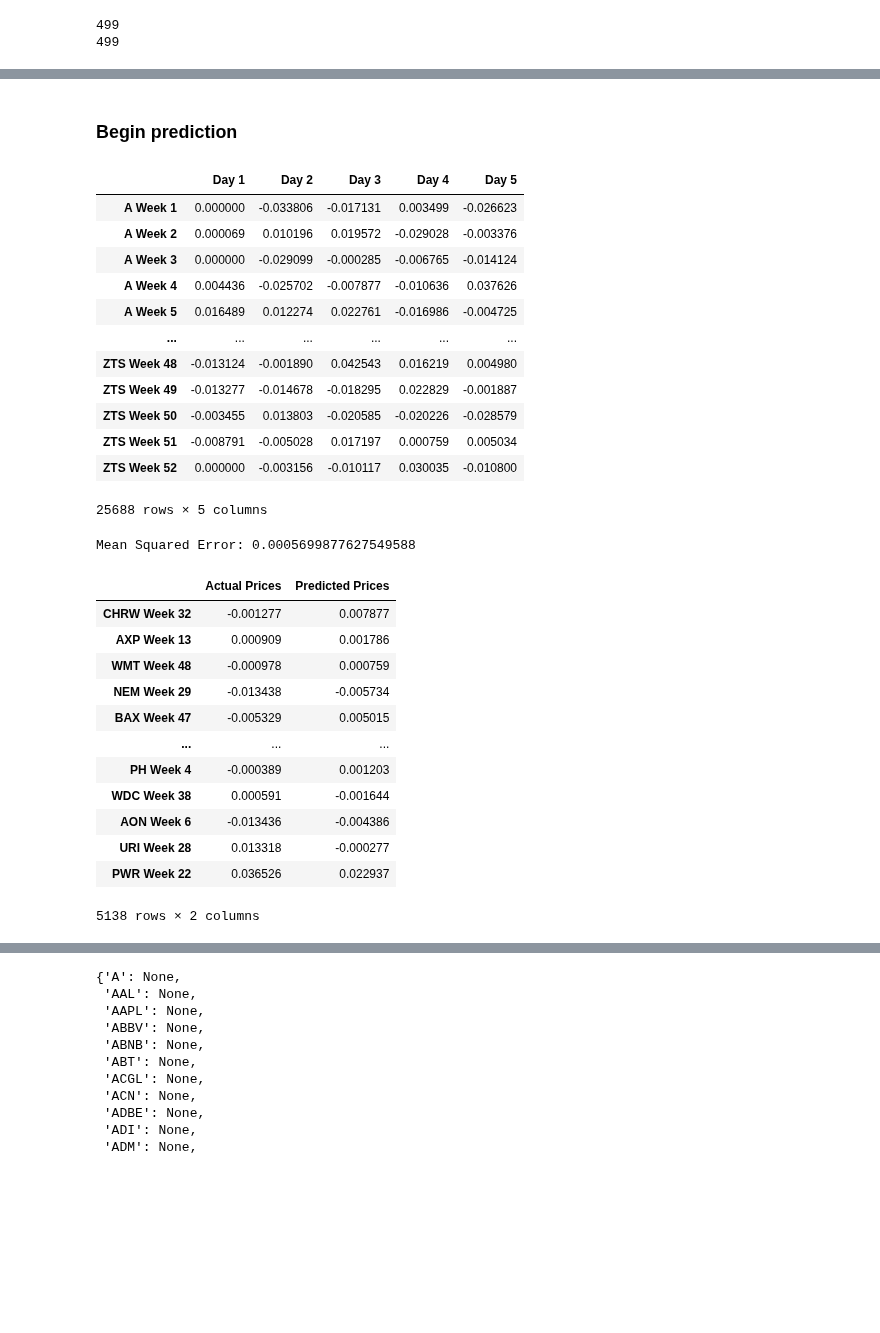
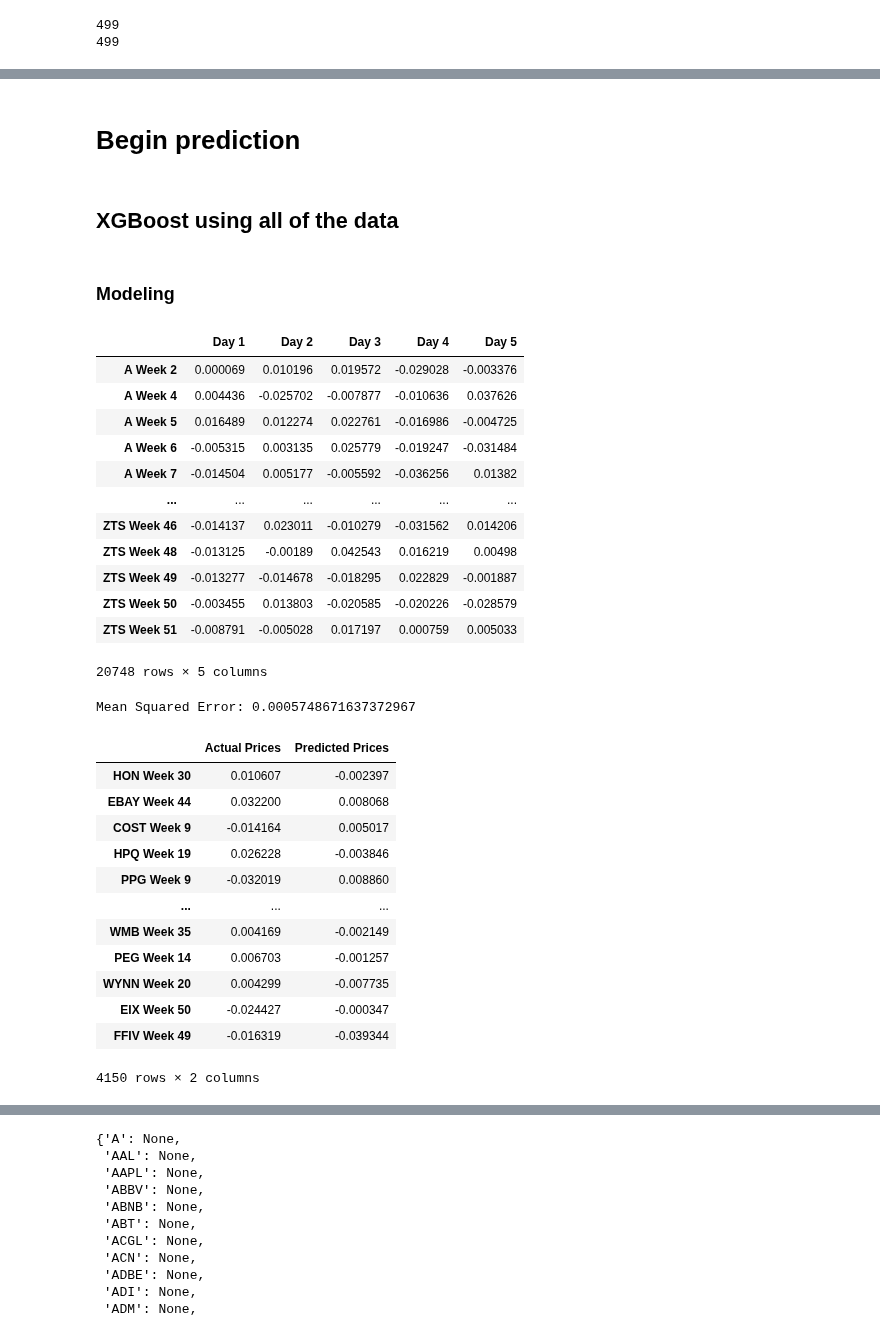
Before and after one commit to ktongk/BTT-JPMC-1, a Jupyter notebook: JPMorganPrice2.ipynb, the cells around one changed output, grey strips where cells are left out. Saved outputs shown, nothing was run; the diff lists cells and outputs as text; code cells hidden in the pictures; blank space fills up the shorter version.

```diff
--- a/JPMorganPrice2.ipynb
+++ b/JPMorganPrice2.ipynb
@@ -296,7 +290,7 @@ pct
 | ZTS Week 52 | NaN | -0.003156 | -0.010117 | 0.030035 | -0.0108 |
 25688 rows × 5 columns
-# %%
-pct = pct.fillna(0)
+# %%
+pct = pct.dropna(how='any')
 # %%
 pct
 # %% [output]
@@ -316,55 +310,59 @@ pct
 # %% [markdown]
-### Begin prediction
+# Begin prediction
+# %% [markdown]
+## XGBoost using all of the data
+# %% [markdown]
+### Modeling
 # %%
 pct
 # %% [output]
 |  | Day 1 | Day 2 | Day 3 | Day 4 | Day 5 |
-| A Week 1 | 0.000000 | -0.033806 | -0.017131 | 0.003499 | -0.026623 |
 | A Week 2 | 0.000069 | 0.010196 | 0.019572 | -0.029028 | -0.003376 |
-| A Week 3 | 0.000000 | -0.029099 | -0.000285 | -0.006765 | -0.014124 |
 | A Week 4 | 0.004436 | -0.025702 | -0.007877 | -0.010636 | 0.037626 |
 | A Week 5 | 0.016489 | 0.012274 | 0.022761 | -0.016986 | -0.004725 |
+| A Week 6 | -0.005315 | 0.003135 | 0.025779 | -0.019247 | -0.031484 |
+| A Week 7 | -0.014504 | 0.005177 | -0.005592 | -0.036256 | 0.01382 |
 | ... | ... | ... | ... | ... | ... |
-| ZTS Week 48 | -0.013124 | -0.001890 | 0.042543 | 0.016219 | 0.004980 |
+| ZTS Week 46 | -0.014137 | 0.023011 | -0.010279 | -0.031562 | 0.014206 |
+| ZTS Week 48 | -0.013125 | -0.00189 | 0.042543 | 0.016219 | 0.00498 |
 | ZTS Week 49 | -0.013277 | -0.014678 | -0.018295 | 0.022829 | -0.001887 |
 | ZTS Week 50 | -0.003455 | 0.013803 | -0.020585 | -0.020226 | -0.028579 |
-| ZTS Week 51 | -0.008791 | -0.005028 | 0.017197 | 0.000759 | 0.005034 |
-| ZTS Week 52 | 0.000000 | -0.003156 | -0.010117 | 0.030035 | -0.010800 |
+| ZTS Week 51 | -0.008791 | -0.005028 | 0.017197 | 0.000759 | 0.005033 |
-25688 rows × 5 columns
+20748 rows × 5 columns
 # %%
 from sklearn.model_selection import train_test_split
 from xgboost import XGBRegressor
 from sklearn.metrics import mean_squared_error
 pct_drop = pct
 
-y = pct_drop["Day 5"]
-X = pct_drop.drop("Day 5", axis=1)
+y = pct_drop["Day 5"].astype(float)
+X = pct_drop.drop("Day 5", axis=1).astype(float)
 X_train, X_test, y_train, y_test = train_test_split(X, y, test_size=0.2, random_state=1234)
 
 # Initialize
 model = XGBRegressor(objective='reg:squarederror', random_state=1234)
 # Train
 model.fit(X_train, y_train)
 # Create Predictions
 y_pred = model.predict(X_test)
 # Evaluate
 mse = mean_squared_error(y_test, y_pred)
 print(f'Mean Squared Error: {mse}')
 
 pred_df = pd.DataFrame({'Actual Prices': y_test, 'Predicted Prices': y_pred})
 pred_df
 # %% [output]
-Mean Squared Error: 0.0005699877627549588
+Mean Squared Error: 0.0005748671637372967
 |  | Actual Prices | Predicted Prices |
-| CHRW Week 32 | -0.001277 | 0.007877 |
-| AXP Week 13 | 0.000909 | 0.001786 |
-| WMT Week 48 | -0.000978 | 0.000759 |
-| NEM Week 29 | -0.013438 | -0.005734 |
-| BAX Week 47 | -0.005329 | 0.005015 |
+| HON Week 30 | 0.010607 | -0.002397 |
+| EBAY Week 44 | 0.032200 | 0.008068 |
+| COST Week 9 | -0.014164 | 0.005017 |
+| HPQ Week 19 | 0.026228 | -0.003846 |
+| PPG Week 9 | -0.032019 | 0.008860 |
 | ... | ... | ... |
-| PH Week 4 | -0.000389 | 0.001203 |
-| WDC Week 38 | 0.000591 | -0.001644 |
-| AON Week 6 | -0.013436 | -0.004386 |
-| URI Week 28 | 0.013318 | -0.000277 |
-| PWR Week 22 | 0.036526 | 0.022937 |
+| WMB Week 35 | 0.004169 | -0.002149 |
+| PEG Week 14 | 0.006703 | -0.001257 |
+| WYNN Week 20 | 0.004299 | -0.007735 |
+| EIX Week 50 | -0.024427 | -0.000347 |
+| FFIV Week 49 | -0.016319 | -0.039344 |
-5138 rows × 2 columns
+4150 rows × 2 columns
```
Also changed, not shown: parts of 79 cells of this notebook.
